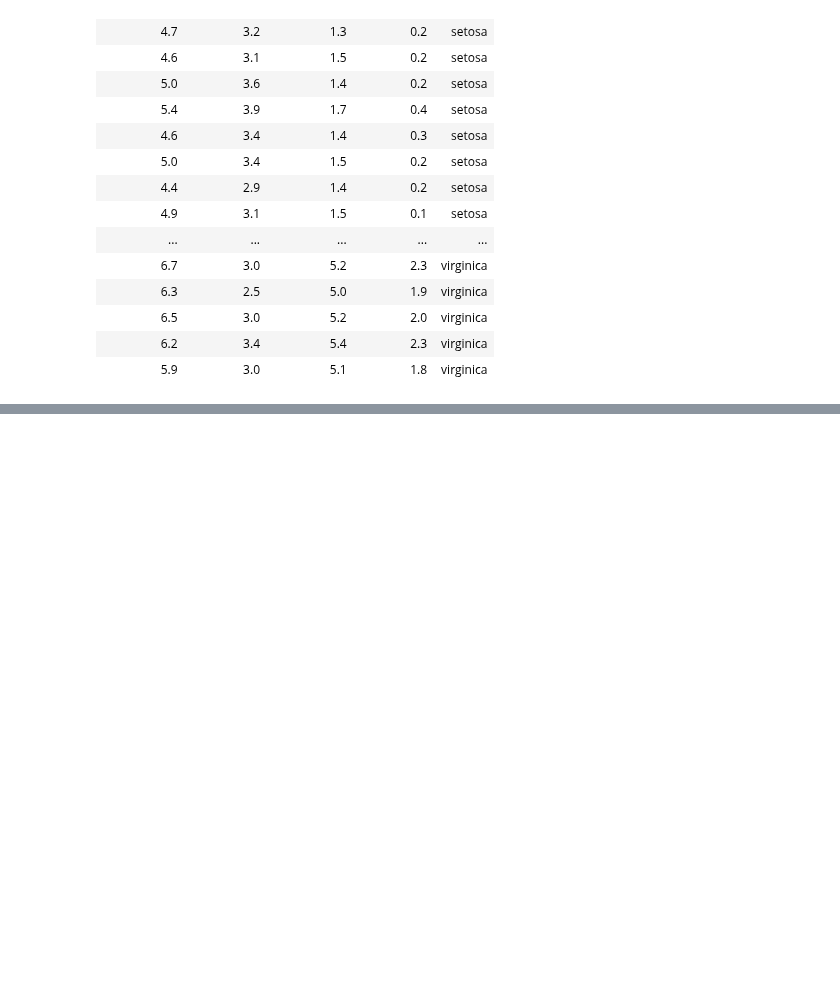
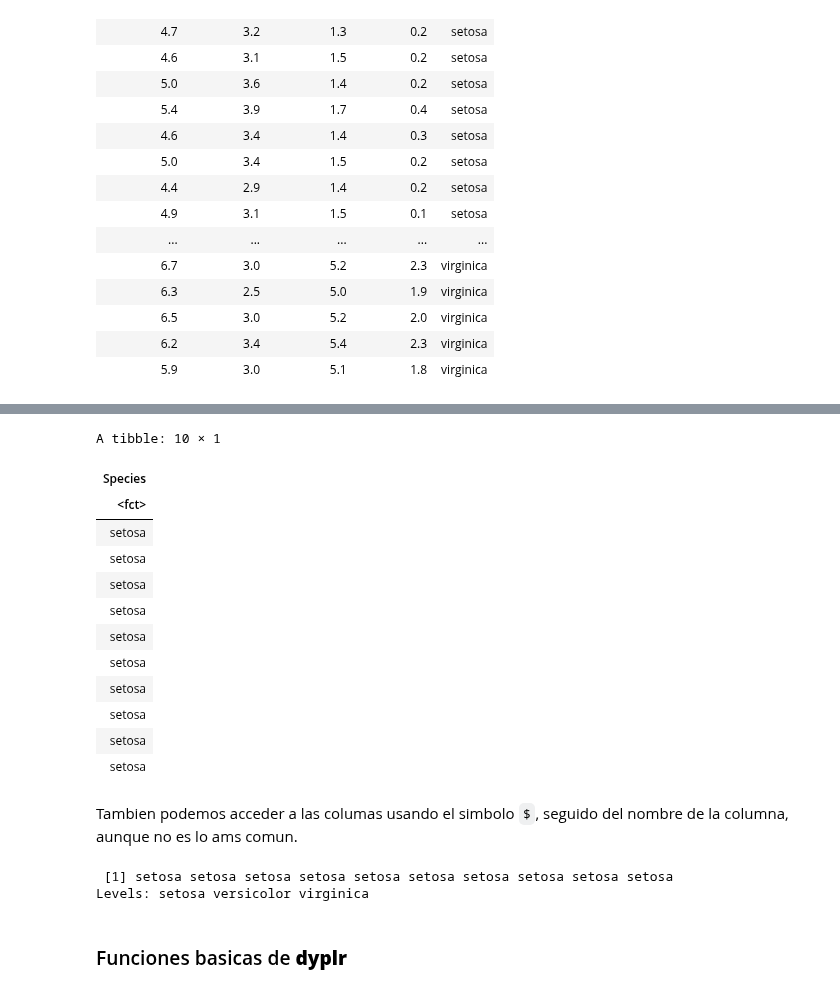
Before and after one commit to IEXE-Tec/computo-datos-masivos, a Jupyter notebook: 06_R_Sagemaker.ipynb, the cells around one changed output, grey strips where cells are left out. Drawn from its saved outputs; the diff is of its cells as text; code cells hidden in the pictures; blank space fills up the shorter version.

```diff
--- a/06_R_Sagemaker.ipynb
+++ b/06_R_Sagemaker.ipynb
@@ -664,0 +744,25 @@ A tibble: 150 × 5
+# %%
+df[1:10,'Species']
+# %% [output]
+A tibble: 10 × 1
+| Species |
+| <fct> |
+| setosa |
+| setosa |
+| setosa |
+| setosa |
+| setosa |
+| setosa |
+| setosa |
+| setosa |
+| setosa |
+| setosa |
+# %% [markdown]
+Tambien podemos acceder a las columas usando el simbolo `$`, seguido del nombre de la columna, aunque no es lo ams comun.
+# %%
+df[1:10,]$Species
+# %% [output]
+ [1] setosa setosa setosa setosa setosa setosa setosa setosa setosa setosa
+Levels: setosa versicolor virginica
+# %% [markdown]
+### Funciones basicas de **dyplr**
```
Also changed, not shown: parts of 17 cells of this notebook.
